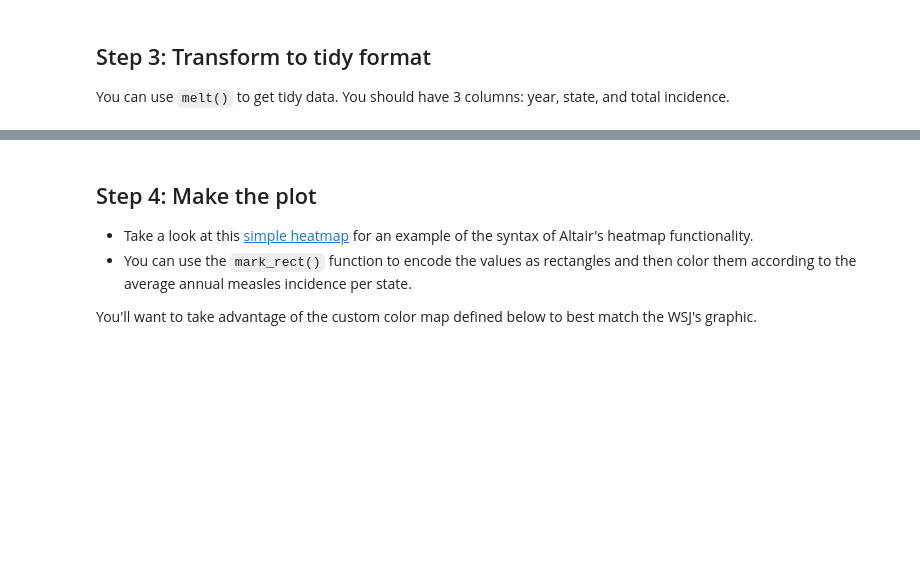
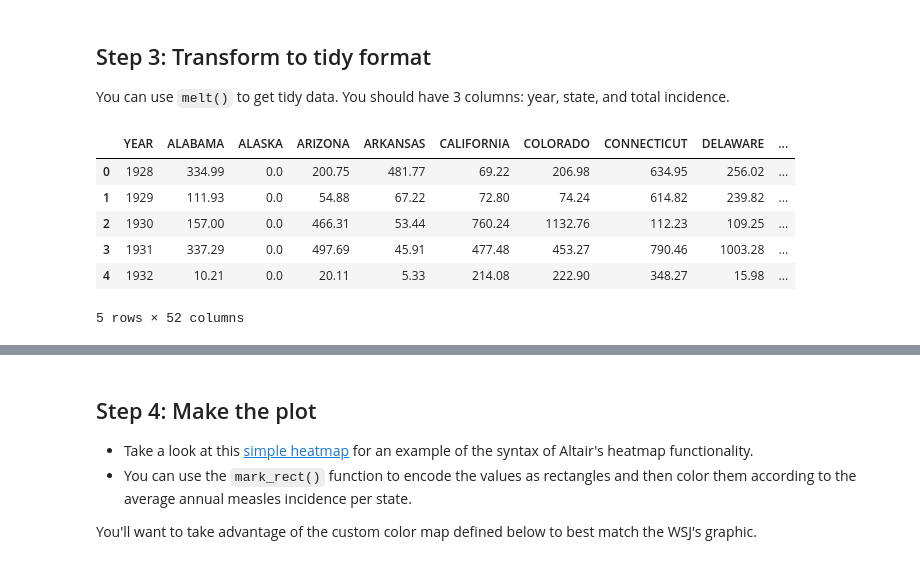
Before and after one commit to MUSA-550-Fall-2020/week-2, a Jupyter notebook: lecture-2B.ipynb, the cells around one changed output, grey strips where cells are left out. Saved outputs shown, nothing was run; the diff lists cells and outputs as text; code cells hidden in the pictures; blank space fills up the shorter version.

```diff
--- a/lecture-2B.ipynb
+++ b/lecture-2B.ipynb
@@ -504,3 +530,14 @@ You'll want to take advantage of the `groupby()` then `sum()` work flow.
 ## Step 3: Transform to tidy format
 
 You can use `melt()` to get tidy data. You should have 3 columns: year, state, and total incidence.
+# %%
+measles = annual.reset_index()
+measles.head()
+# %% [output]
+|  | YEAR | ALABAMA | ALASKA | ARIZONA | ARKANSAS | CALIFORNIA | COLORADO | CONNECTICUT | DELAWARE | ... |
+| 0 | 1928 | 334.99 | 0.0 | 200.75 | 481.77 | 69.22 | 206.98 | 634.95 | 256.02 | ... |
+| 1 | 1929 | 111.93 | 0.0 | 54.88 | 67.22 | 72.80 | 74.24 | 614.82 | 239.82 | ... |
+| 2 | 1930 | 157.00 | 0.0 | 466.31 | 53.44 | 760.24 | 1132.76 | 112.23 | 109.25 | ... |
+| 3 | 1931 | 337.29 | 0.0 | 497.69 | 45.91 | 477.48 | 453.27 | 790.46 | 1003.28 | ... |
+| 4 | 1932 | 10.21 | 0.0 | 20.11 | 5.33 | 214.08 | 222.90 | 348.27 | 15.98 | ... |
+5 rows × 52 columns
```
Also changed, not shown: parts of 16 cells of this notebook, 1 other file.
